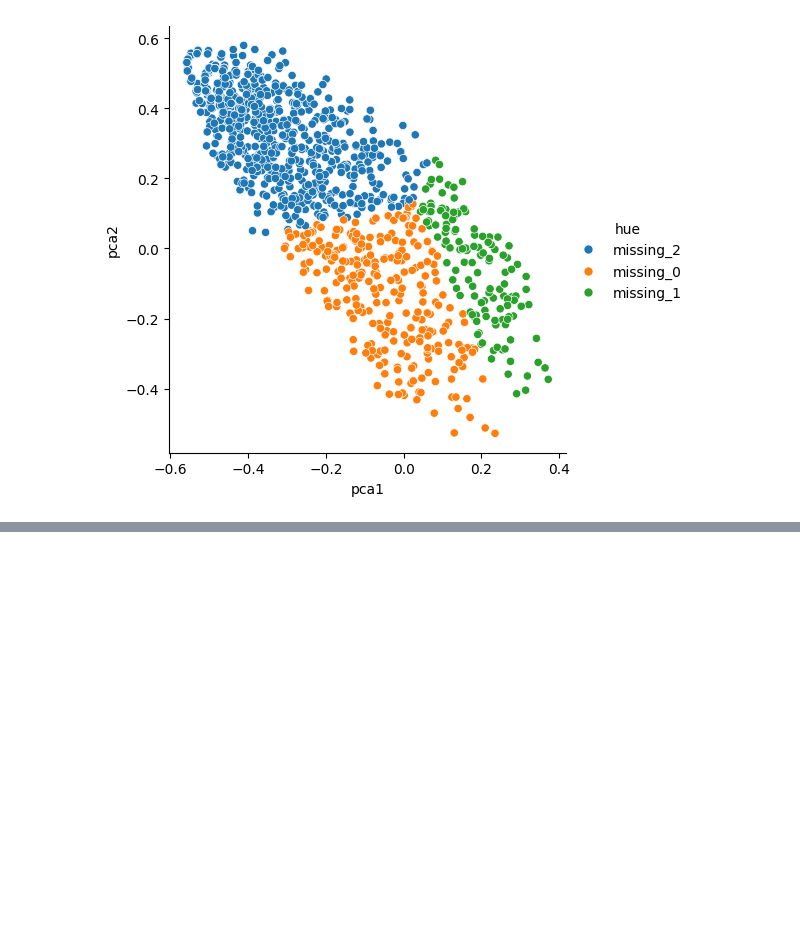
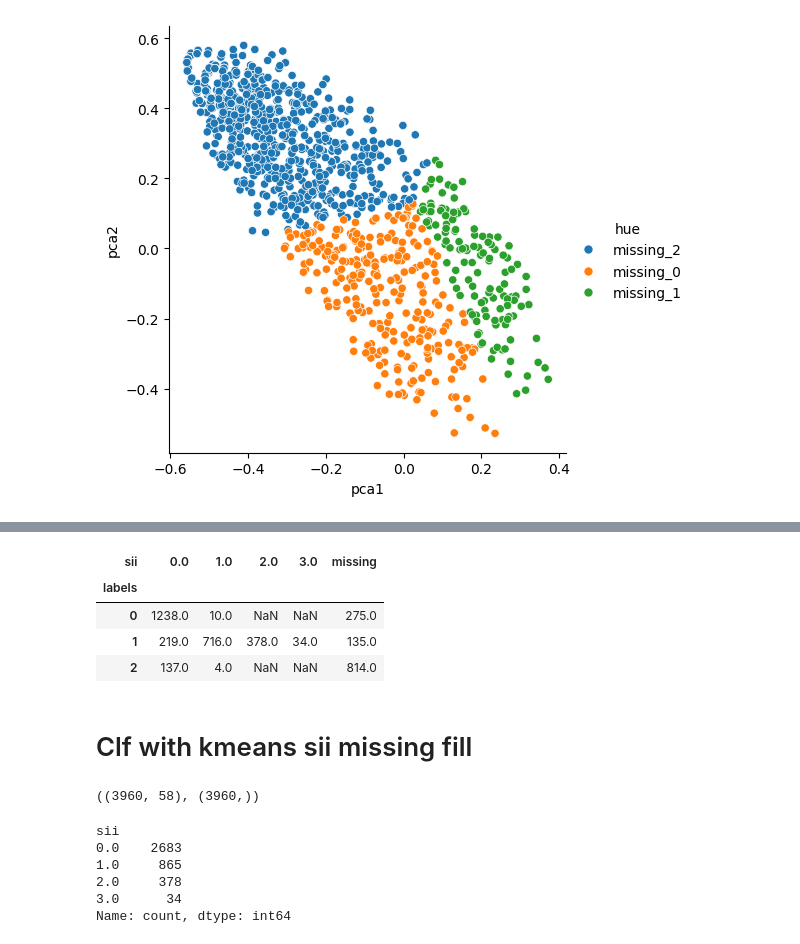
Before and after one commit to lusm554/kaggle_competitions, a Jupyter notebook: problematic-internet-use/fill_missing_target.ipynb, the cells around one changed output, grey strips where cells are left out. Cells and saved outputs as stored; diff of their text form; code cells hidden in the pictures; blank space fills up the shorter version.

Commit message:
catboost + kmeans fill missing target vals

```diff
--- a/problematic-internet-use/fill_missing_target.ipynb
+++ b/problematic-internet-use/fill_missing_target.ipynb
@@ -262,0 +257,34 @@ sns.relplot(train_pca[train_pca.sii == 3.], x='pca1', y='pca2', kind='scatter',
+# %%
+train_pca.groupby(['labels','sii']).size().unstack()
+# %% [output]
+| sii | 0.0 | 1.0 | 2.0 | 3.0 | missing |
+| labels |  |  |  |  |  |
+| 0 | 1238.0 | 10.0 | NaN | NaN | 275.0 |
+| 1 | 219.0 | 716.0 | 378.0 | 34.0 | 135.0 |
+| 2 | 137.0 | 4.0 | NaN | NaN | 814.0 |
+# %% [markdown]
+# Clf with kmeans sii missing fill
+# %%
+cols_to_drop = ['sii', 'id', 'cluster']
+train_df = pd.read_csv(data_filepath + 'train.csv')
+train_df['cluster'] = train_pca.labels
+train_df.loc[train_df.cluster==0, 'sii'] = train_df.loc[train_df.cluster==0, 'sii'].fillna(0.0)
+train_df.loc[train_df.cluster==1, 'sii'] = train_df.loc[train_df.cluster==1, 'sii'].fillna(1.0)
+train_df.loc[train_df.cluster==2, 'sii'] = train_df.loc[train_df.cluster==2, 'sii'].fillna(0.0)
+target_source_cols = [c for c in train_df.columns if c.startswith('PCIAT')]
+train_df.drop(columns=target_source_cols, inplace=True)
+X, y = train_df.drop(columns=cols_to_drop, errors='ignore'), train_df.sii
+cat_cols = X.select_dtypes(include='object').columns.tolist()
+num_cols = X.select_dtypes(include='number').columns.tolist()
+X.shape, y.shape
+# %% [output]
+((3960, 58), (3960,))
+# %%
+y.value_counts(dropna=False)
+# %% [output]
+sii
+0.0    2683
+1.0     865
+2.0     378
+3.0      34
+Name: count, dtype: int64
```
Also changed, not shown: parts of 9 cells of this notebook.
